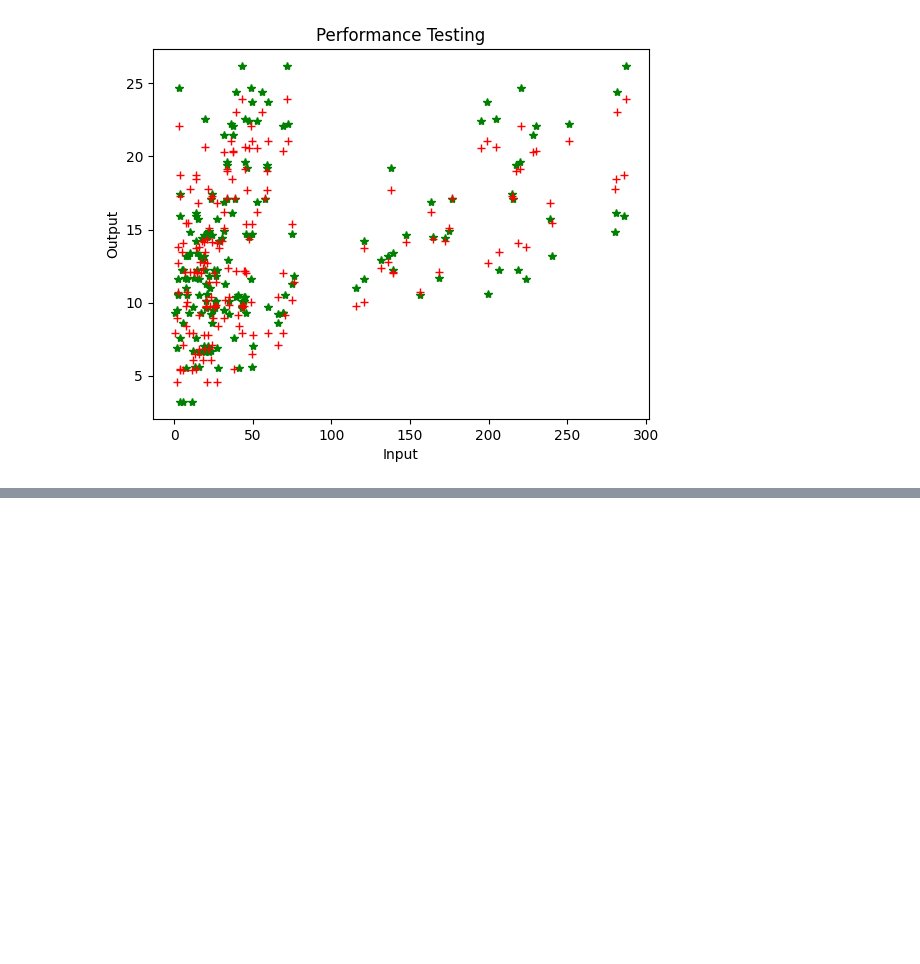
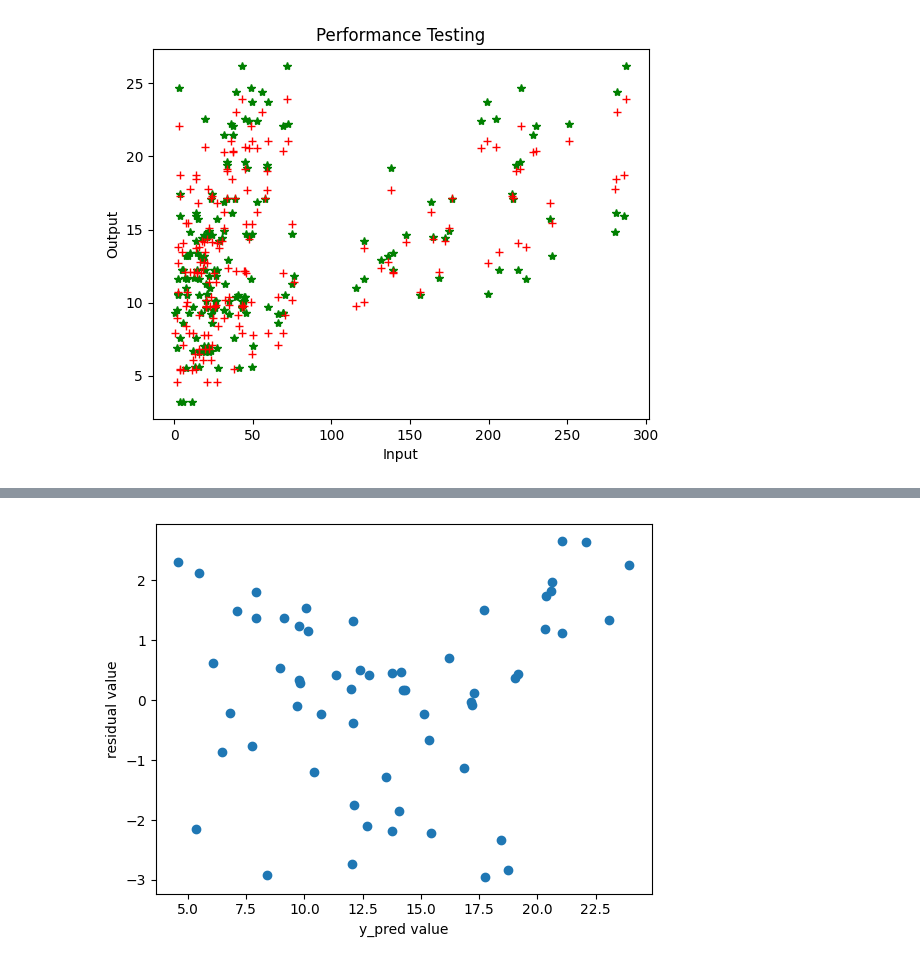
Before and after one commit to dipti95/MachineLearning-AI, a Jupyter notebook: MultipleLinearRegresssion.ipynb, the cells around one changed output, grey strips where cells are left out. Drawn from its saved outputs; the diff is of its cells as text; code cells hidden in the pictures; blank space fills up the shorter version.

```diff
--- a/MultipleLinearRegresssion.ipynb
+++ b/MultipleLinearRegresssion.ipynb
@@ -118,0 +160,2 @@ plt.show()
+# %%
+residuals = y_test - pred_value
@@ -118,0 +202,7 @@ plt.show()
+# %%
+plt.scatter(pred_value, residuals)
+plt.xlabel("y_pred value")
+plt.ylabel("residual value")
+plt.show()
+# %% [output]
+[figure, added]
```
Also changed, not shown: parts of 8 cells of this notebook.
